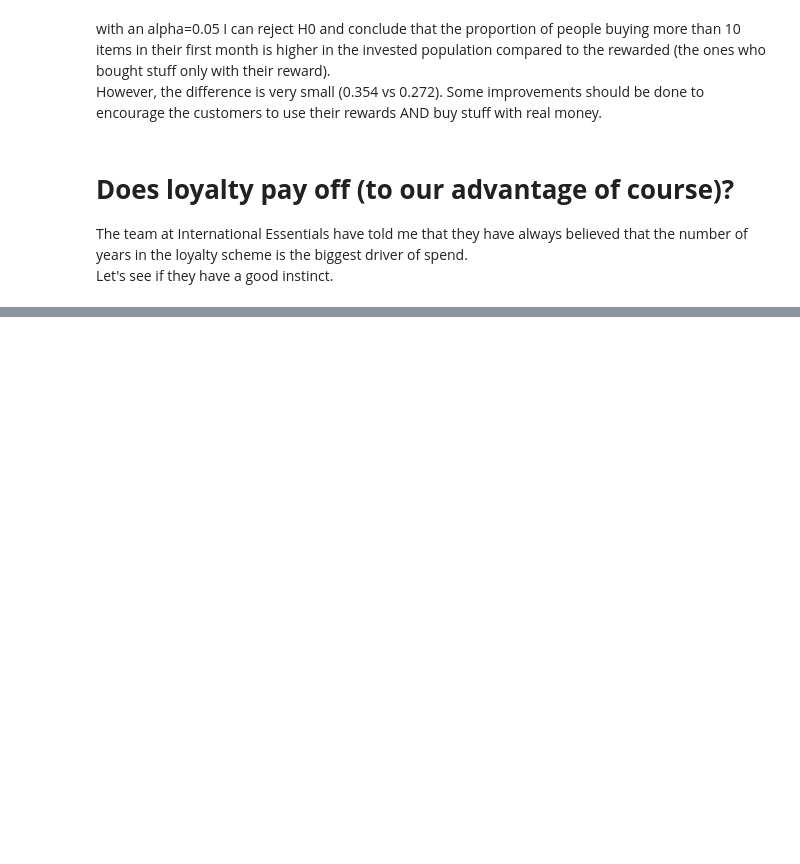
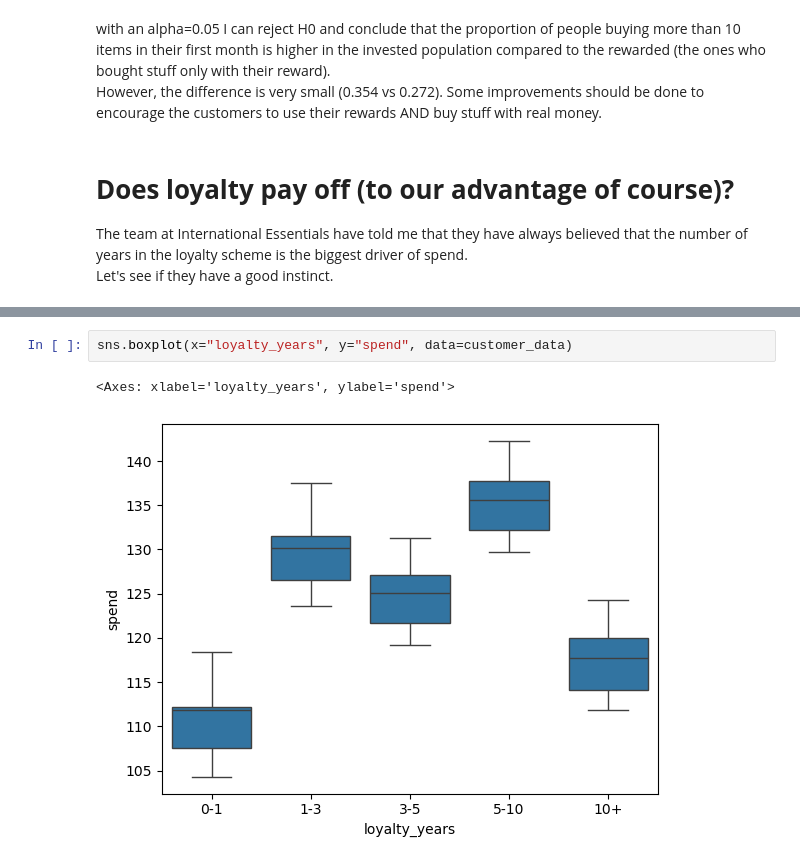
Before and after one commit to flylight-max/EDA_exam_CodeOp, a Jupyter notebook: analysis.ipynb, the cells around one changed output, grey strips where cells are left out. Saved outputs shown, nothing was run; the diff lists cells and outputs as text; blank space fills up the shorter version.

Commit message:
insights in customers behavior

```diff
--- a/analysis.ipynb
+++ b/analysis.ipynb
@@ -367,0 +387,5 @@ Let's see if they have a good instinct.
+# %%
+sns.boxplot(x="loyalty_years", y="spend", data=customer_data)
+# %% [output]
+<Axes: xlabel='loyalty_years', ylabel='spend'>
+[figure, added]
```
Also changed, not shown: parts of 8 cells of this notebook.
